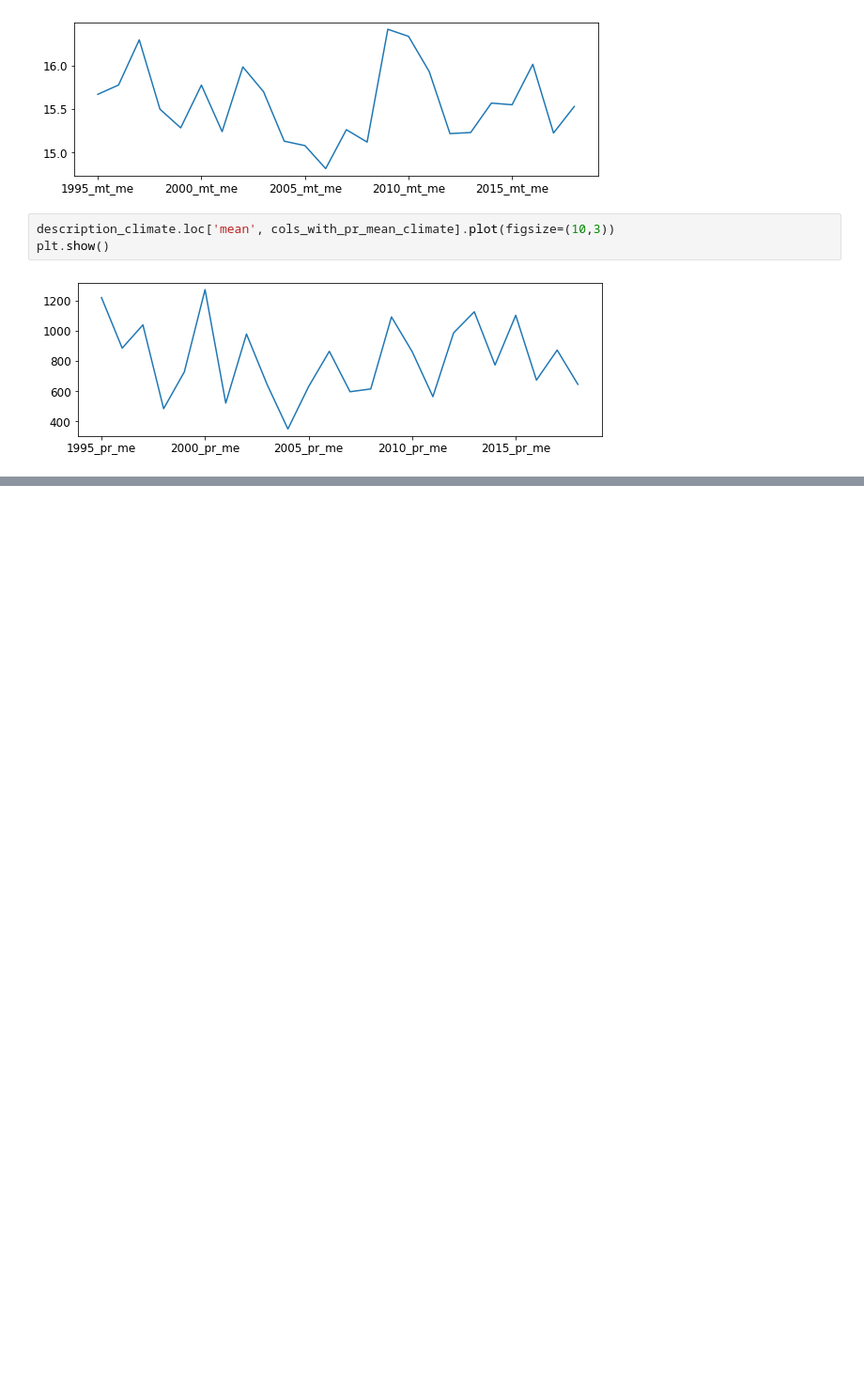
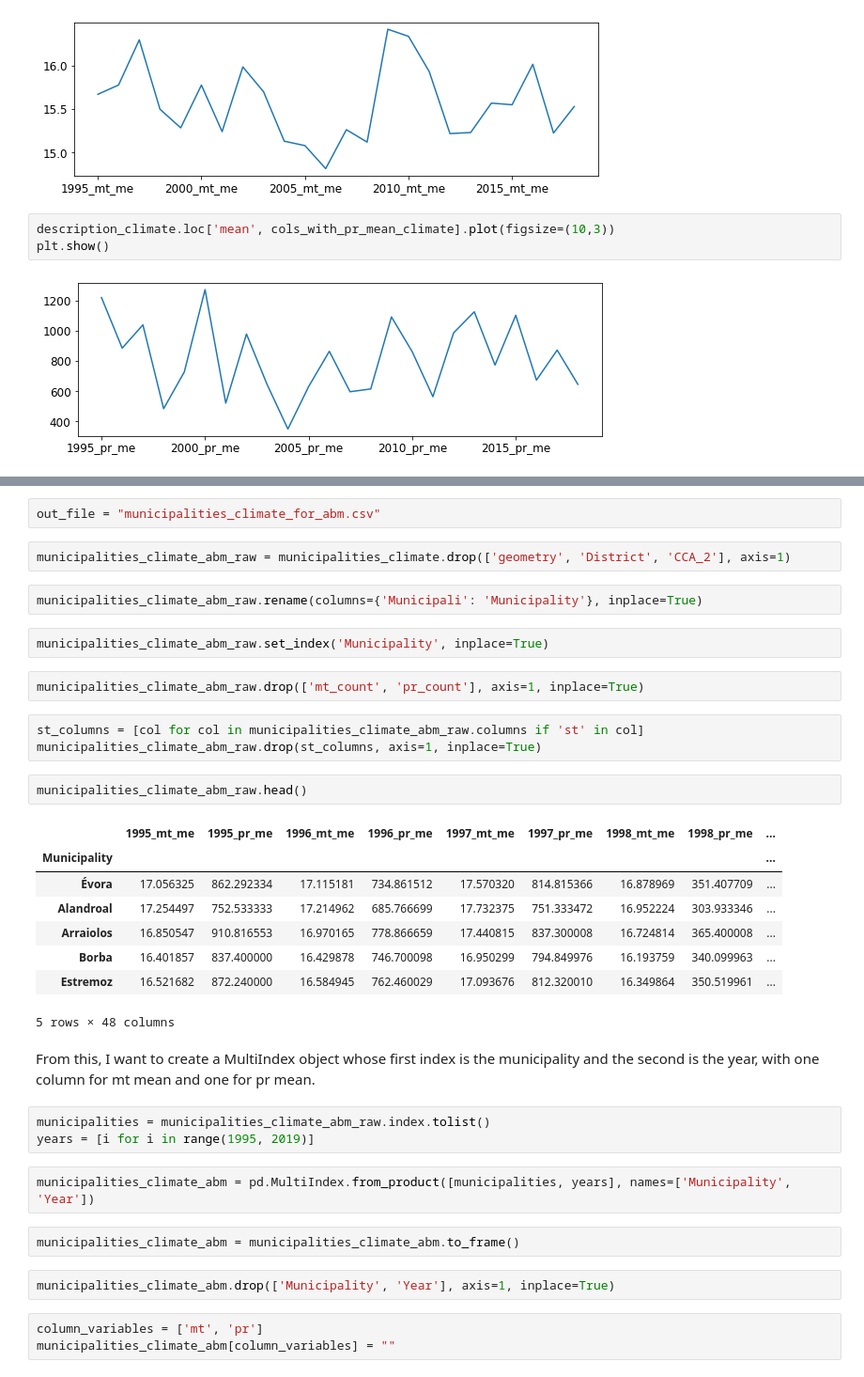
Before and after one commit to giacrava/thesis-sbp-abm, a Jupyter notebook: climate_and_soil_data/Shapefile with soil and climate data manipulation after QGIS.ipynb, the cells around one changed output, grey strips where cells are left out. Shown at 94% size. Saved outputs shown, nothing was run; the diff lists cells and outputs as text; blank space fills up the shorter version.

```diff
--- a/climate_and_soil_data/Shapefile with soil and climate data manipulation after QGIS.ipynb
+++ b/climate_and_soil_data/Shapefile with soil and climate data manipulation after QGIS.ipynb
@@ -166,0 +165,38 @@ plt.show()
+# %%
+out_file = "municipalities_climate_for_abm.csv"
+# %%
+municipalities_climate_abm_raw = municipalities_climate.drop(['geometry', 'District', 'CCA_2'], axis=1)
+# %%
+municipalities_climate_abm_raw.rename(columns={'Municipali': 'Municipality'}, inplace=True)
+# %%
+municipalities_climate_abm_raw.set_index('Municipality', inplace=True)
+# %%
+municipalities_climate_abm_raw.drop(['mt_count', 'pr_count'], axis=1, inplace=True)
+# %%
+st_columns = [col for col in municipalities_climate_abm_raw.columns if 'st' in col]
+municipalities_climate_abm_raw.drop(st_columns, axis=1, inplace=True)
+# %%
+municipalities_climate_abm_raw.head()
+# %% [output]
+|  | 1995_mt_me | 1995_pr_me | 1996_mt_me | 1996_pr_me | 1997_mt_me | 1997_pr_me | 1998_mt_me | 1998_pr_me | ... |
+| Municipality |  |  |  |  |  |  |  |  | ... |
+| Évora | 17.056325 | 862.292334 | 17.115181 | 734.861512 | 17.570320 | 814.815366 | 16.878969 | 351.407709 | ... |
+| Alandroal | 17.254497 | 752.533333 | 17.214962 | 685.766699 | 17.732375 | 751.333472 | 16.952224 | 303.933346 | ... |
+| Arraiolos | 16.850547 | 910.816553 | 16.970165 | 778.866659 | 17.440815 | 837.300008 | 16.724814 | 365.400008 | ... |
+| Borba | 16.401857 | 837.400000 | 16.429878 | 746.700098 | 16.950299 | 794.849976 | 16.193759 | 340.099963 | ... |
+| Estremoz | 16.521682 | 872.240000 | 16.584945 | 762.460029 | 17.093676 | 812.320010 | 16.349864 | 350.519961 | ... |
+5 rows × 48 columns
+# %% [markdown]
+From this, I want to create a MultiIndex object whose first index is the municipality and the second is the year, with one column for mt mean and one for pr mean.
+# %%
+municipalities = municipalities_climate_abm_raw.index.tolist()
+years = [i for i in range(1995, 2019)]
+# %%
+municipalities_climate_abm = pd.MultiIndex.from_product([municipalities, years], names=['Municipality', 'Year'])
+# %%
+municipalities_climate_abm = municipalities_climate_abm.to_frame()
+# %%
+municipalities_climate_abm.drop(['Municipality', 'Year'], axis=1, inplace=True)
+# %%
+column_variables = ['mt', 'pr']
+municipalities_climate_abm[column_variables] = ""
```
Also changed, not shown: parts of 14 cells of this notebook, 6 other files.
